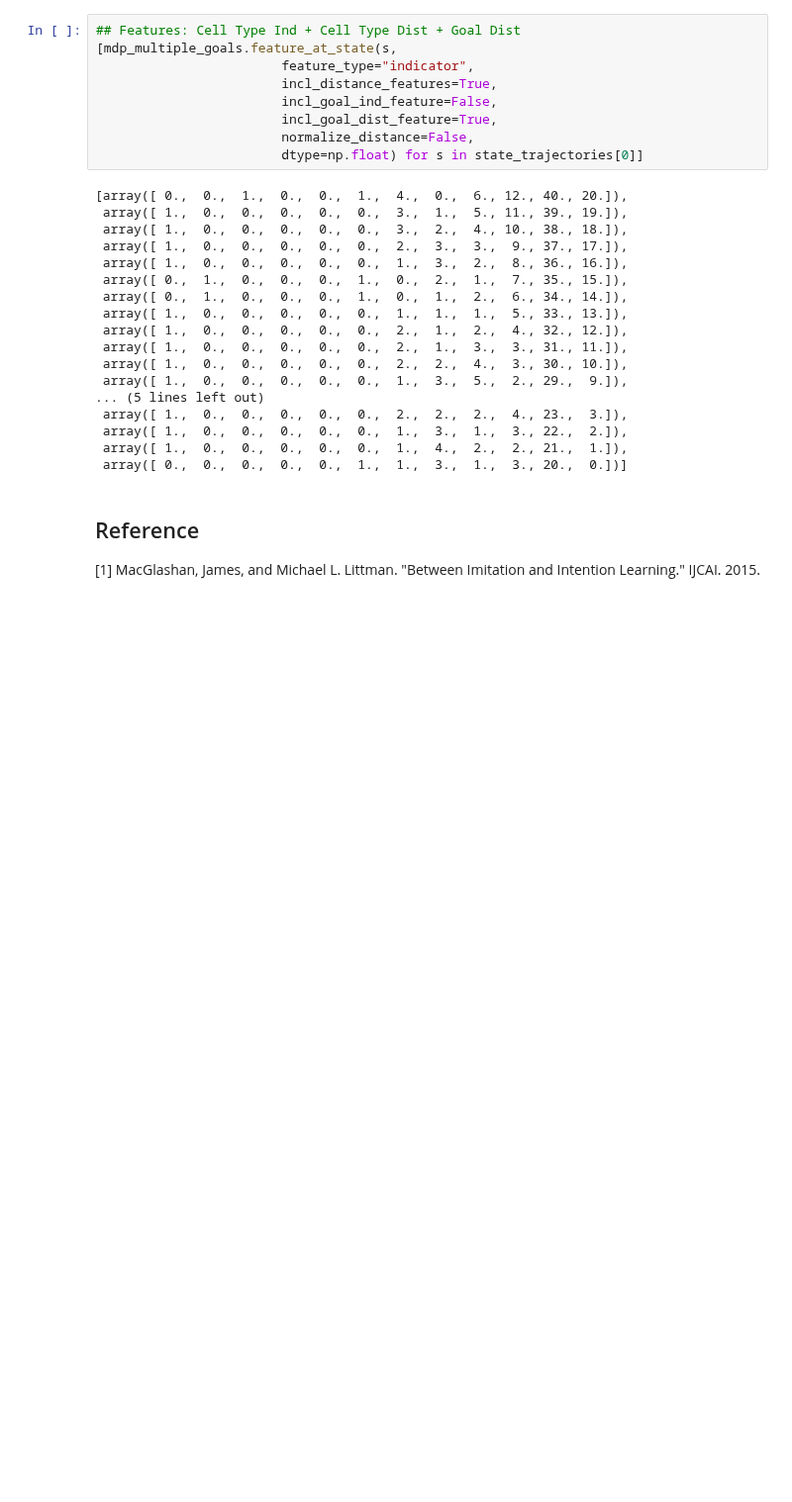
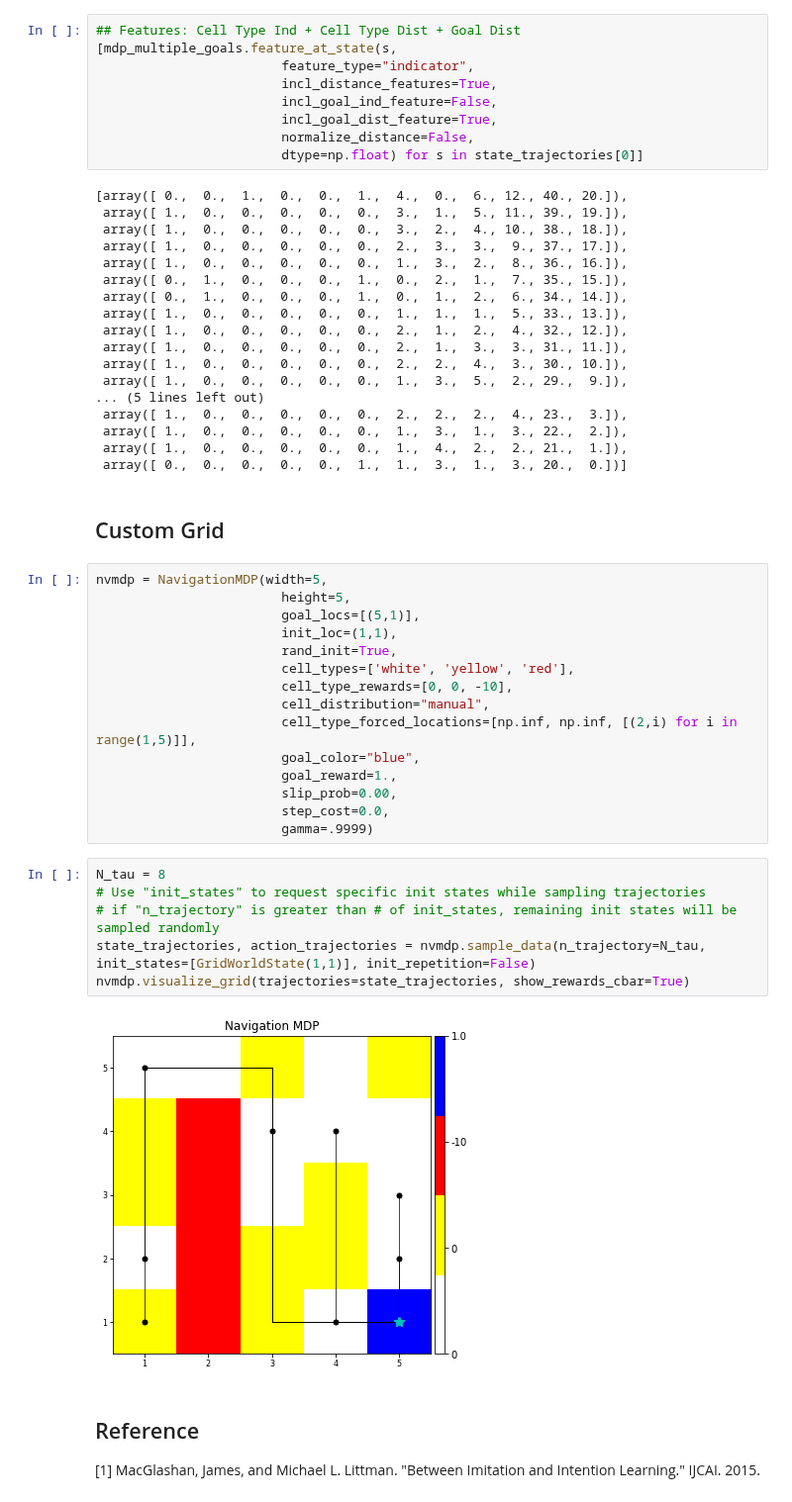
Before and after one commit to david-abel/simple_rl, a Jupyter notebook: simple_rl/tasks/navigation/Usage_NavigationMDP.ipynb, the cells around one changed output. Shown at 99% size. Saved outputs shown, nothing was run; the diff lists cells and outputs as text; blank space fills up the shorter version.

Commit message:
adds more control over cell distribution, removes unnecessary percolation vacancy param

```diff
--- a/simple_rl/tasks/navigation/Usage_NavigationMDP.ipynb
+++ b/simple_rl/tasks/navigation/Usage_NavigationMDP.ipynb
@@ -196,6 +198,31 @@ mdp_multiple_goals.visualize_grid(trajectories=state_trajectories, show_rewards_
  array([ 1.,  0.,  0.,  0.,  0.,  0.,  1.,  3.,  1.,  3., 22.,  2.]),
  array([ 1.,  0.,  0.,  0.,  0.,  0.,  1.,  4.,  2.,  2., 21.,  1.]),
  array([ 0.,  0.,  0.,  0.,  0.,  1.,  1.,  3.,  1.,  3., 20.,  0.])]
+# %% [markdown]
+## Custom Grid
+# %%
+nvmdp = NavigationMDP(width=5,
+                        height=5,
+                        goal_locs=[(5,1)],
+                        init_loc=(1,1),
+                        rand_init=True,
+                        cell_types=['white', 'yellow', 'red'],
+                        cell_type_rewards=[0, 0, -10],
+                        cell_distribution="manual",
+                        cell_type_forced_locations=[np.inf, np.inf, [(2,i) for i in range(1,5)]],
+                        goal_color="blue",
+                        goal_reward=1.,
+                        slip_prob=0.00,
+                        step_cost=0.0,
+                        gamma=.9999)
+# %%
+N_tau = 8
+# Use "init_states" to request specific init states while sampling trajectories
+# if "n_trajectory" is greater than # of init_states, remaining init states will be sampled randomly
+state_trajectories, action_trajectories = nvmdp.sample_data(n_trajectory=N_tau, init_states=[GridWorldState(1,1)], init_repetition=False)
+nvmdp.visualize_grid(trajectories=state_trajectories, show_rewards_cbar=True)
+# %% [output]
+[figure, added]
 # %% [markdown]
 ## Reference
 
```
Also changed, not shown: parts of 3 cells of this notebook, 1 other file.
